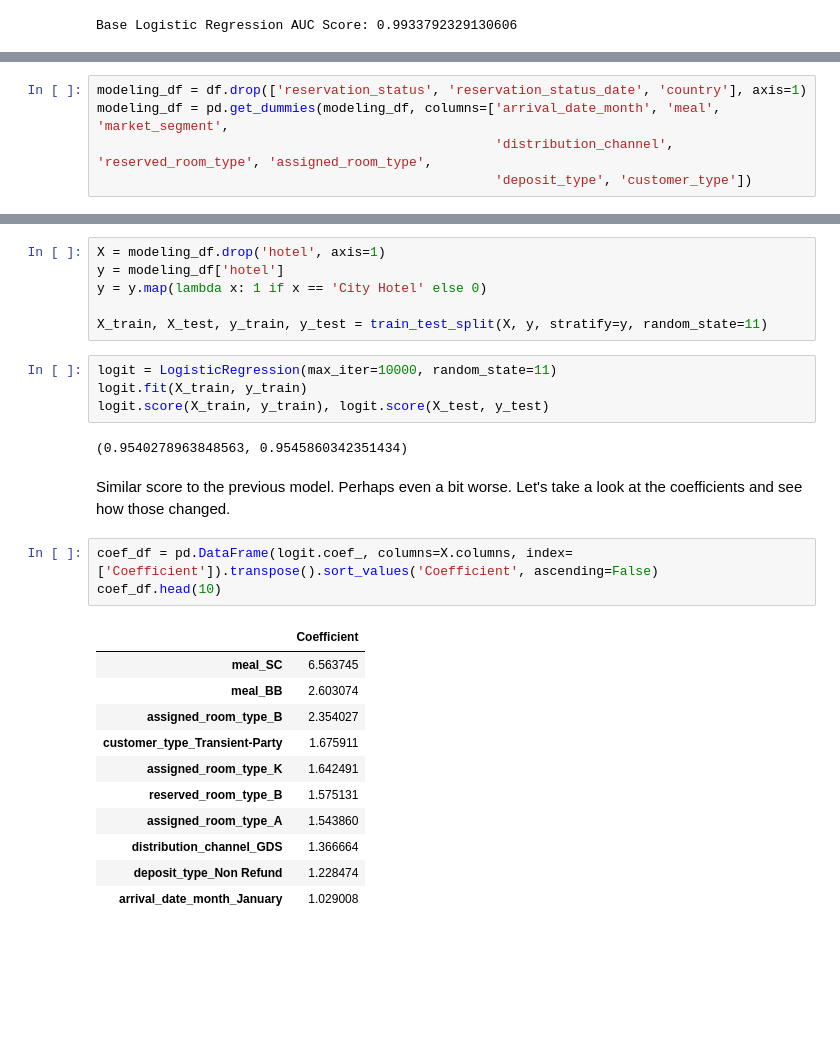
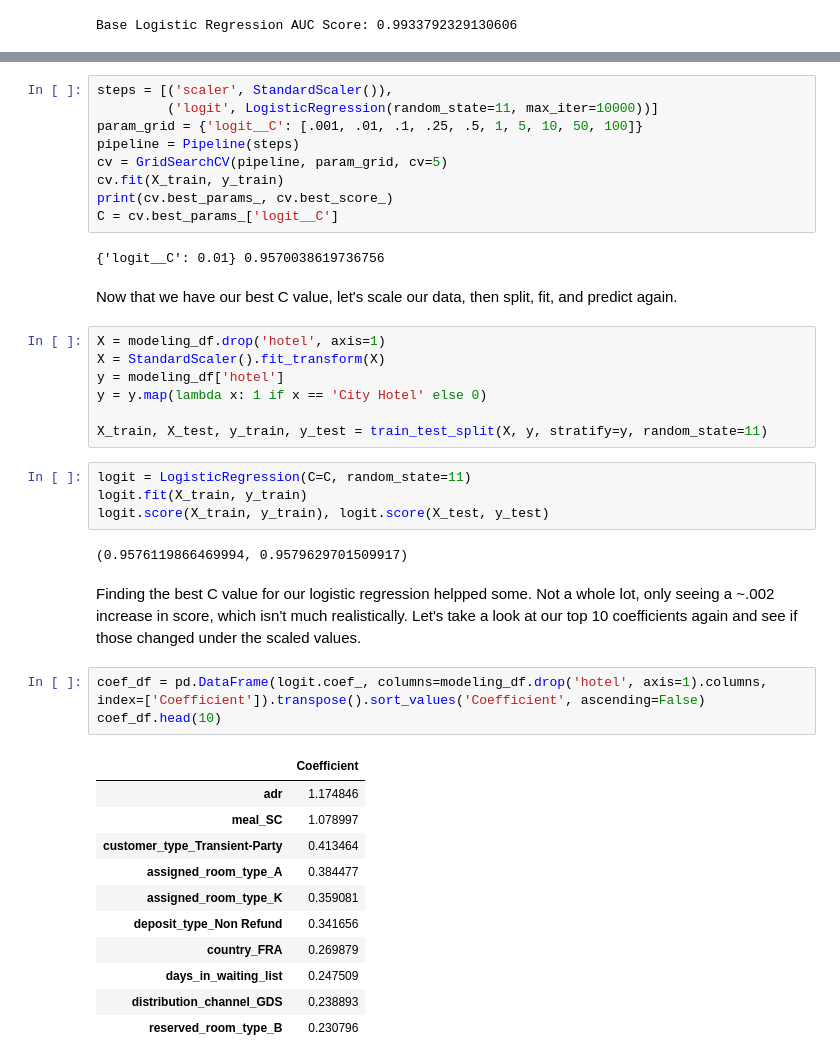
Before and after one commit to davidbuehler07/Data-Analysis-Projects, a Jupyter notebook: Hotel Booking Analysis.ipynb, the cells around one changed output, grey strips where cells are left out. Cells and saved outputs as stored; diff of their text form; blank space fills up the shorter version.

```diff
--- a/Hotel Booking Analysis.ipynb
+++ b/Hotel Booking Analysis.ipynb
@@ -613,5 +605,0 @@ Some interesting results here. Meal types seem to be very important both ways. A
-# %%
-modeling_df = df.drop(['reservation_status', 'reservation_status_date', 'country'], axis=1)
-modeling_df = pd.get_dummies(modeling_df, columns=['arrival_date_month', 'meal', 'market_segment',
-                                                   'distribution_channel', 'reserved_room_type', 'assigned_room_type',
-                                                   'deposit_type', 'customer_type'])
@@ -640,32 +610,46 @@ From 248 to 74 columns. A much more compact data set that should take out a lot
+# %%
+steps = [('scaler', StandardScaler()),
+         ('logit', LogisticRegression(random_state=11, max_iter=10000))]
+param_grid = {'logit__C': [.001, .01, .1, .25, .5, 1, 5, 10, 50, 100]}
+pipeline = Pipeline(steps)
+cv = GridSearchCV(pipeline, param_grid, cv=5)
+cv.fit(X_train, y_train)
+print(cv.best_params_, cv.best_score_)
+C = cv.best_params_['logit__C']
+# %% [output]
+{'logit__C': 0.01} 0.9570038619736756
+# %% [markdown]
+Now that we have our best C value, let's scale our data, then split, fit, and predict again.
 # %%
 X = modeling_df.drop('hotel', axis=1)
+X = StandardScaler().fit_transform(X)
 y = modeling_df['hotel']
 y = y.map(lambda x: 1 if x == 'City Hotel' else 0)
 
 X_train, X_test, y_train, y_test = train_test_split(X, y, stratify=y, random_state=11)
 # %%
-logit = LogisticRegression(max_iter=10000, random_state=11)
+logit = LogisticRegression(C=C, random_state=11)
 logit.fit(X_train, y_train)
 logit.score(X_train, y_train), logit.score(X_test, y_test)
 # %% [output]
-(0.9540278963848563, 0.9545860342351434)
+(0.9576119866469994, 0.9579629701509917)
-# %% [markdown]
-Similar score to the previous model. Perhaps even a bit worse. Let's take a look at the coefficients and see how those changed.
+# %% [markdown]
+Finding the best C value for our logistic regression helpped some. Not a whole lot, only seeing a ~.002 increase in score, which isn't much realistically. Let's take a look at our top 10 coefficients again and see if those changed under the scaled values.
 # %%
-coef_df = pd.DataFrame(logit.coef_, columns=X.columns, index=['Coefficient']).transpose().sort_values('Coefficient', ascending=False)
+coef_df = pd.DataFrame(logit.coef_, columns=modeling_df.drop('hotel', axis=1).columns, index=['Coefficient']).transpose().sort_values('Coefficient', ascending=False)
 coef_df.head(10)
 # %% [output]
 |  | Coefficient |
-| meal_SC | 6.563745 |
-| meal_BB | 2.603074 |
-| assigned_room_type_B | 2.354027 |
-| customer_type_Transient-Party | 1.675911 |
-| assigned_room_type_K | 1.642491 |
-| reserved_room_type_B | 1.575131 |
-| assigned_room_type_A | 1.543860 |
-| distribution_channel_GDS | 1.366664 |
-| deposit_type_Non Refund | 1.228474 |
-| arrival_date_month_January | 1.029008 |
+| adr | 1.174846 |
+| meal_SC | 1.078997 |
+| customer_type_Transient-Party | 0.413464 |
+| assigned_room_type_A | 0.384477 |
+| assigned_room_type_K | 0.359081 |
+| deposit_type_Non Refund | 0.341656 |
+| country_FRA | 0.269879 |
+| days_in_waiting_list | 0.247509 |
+| distribution_channel_GDS | 0.238893 |
+| reserved_room_type_B | 0.230796 |
 # %%
 coef_df.tail(10)
 # %% [output]
```
Also changed, not shown: parts of 10 cells of this notebook.
